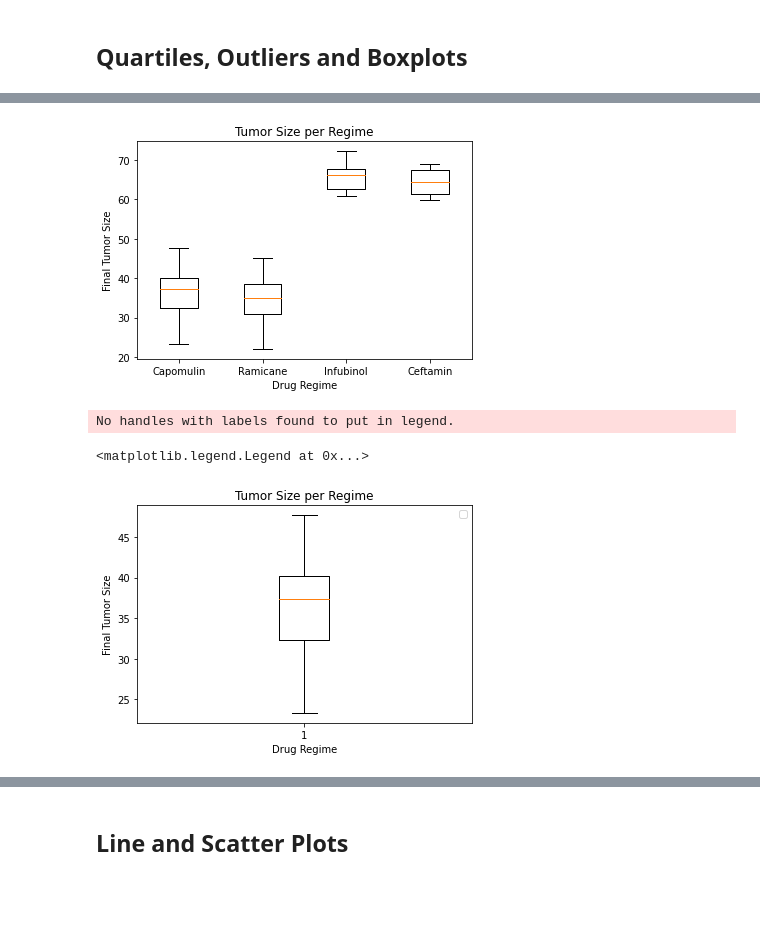
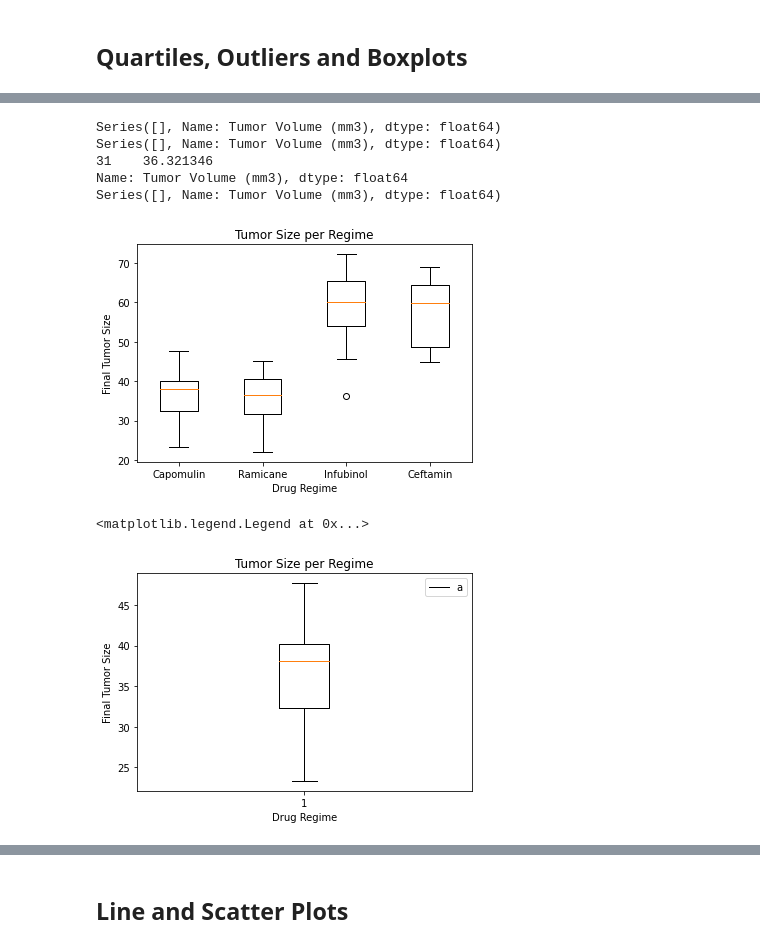
Before and after one commit to scavazos4/Pymaceuticals-challenge, a Jupyter notebook: Pymaceuticals/pymaceuticals_starter.ipynb, the cells around one changed output, grey strips where cells are left out. Drawn from its saved outputs; the diff is of its cells as text; code cells hidden in the pictures; blank space fills up the shorter version.

```diff
--- a/Pymaceuticals/pymaceuticals_starter.ipynb
+++ b/Pymaceuticals/pymaceuticals_starter.ipynb
@@ -177,32 +176,0 @@ fourDrugsMice
-# %%
-# Put treatments into a list for for loop (and later for plot labels)
-capDrugsRaw = capDrugsRaw.sort_values("Tumor Volume (mm3)")
-capDrugs = capDrugsRaw["Tumor Volume (mm3)"]
-capDrugs = capDrugs.rename("Capomulin")
-
-ramDrugsRaw=ramDrugsRaw.sort_values("Tumor Volume (mm3)")
-ramDrugs = ramDrugsRaw["Tumor Volume (mm3)"]
-ramDrugs = ramDrugs.rename("Ramicane")
-
-infDrugsRaw=infDrugsRaw.sort_values("Tumor Volume (mm3)")
-infDrugs = infDrugsRaw["Tumor Volume (mm3)"]
-infDrugs = infDrugs.rename("Infubinol")
-
-cefDrugsRaw=cefDrugsRaw.sort_values("Tumor Volume (mm3)")
-cefDrugs = cefDrugsRaw["Tumor Volume (mm3)"]
-cefDrugs = cefDrugs.rename("Ceftamin")
-
-
-# Create empty list to fill with tumor vol data (for plotting)
-
-
-# Calculate the IQR and quantitatively determine if there are any potential outliers.
-
-
-    # Locate the rows which contain mice on each drug and get the tumor volumes
-
-
-    # add subset
-
-
-    # Determine outliers using upper and lower bounds
@@ -327,4 +202,31 @@ cefDrugsRaw
+# %%
+
+
+volumeData=[]
+drugList = ['Capomulin','Ramicane','Infubinol','Ceftamin']
+
+for drug in drugList:
+
+    finalTumorData=allLastMice.loc[allLastMice['Drug Regimen']== drug,'Tumor Volume (mm3)']
+
+    volumeData.append(finalTumorData)
+
+    quartiles = finalTumorData.quantile([.25,.5,.75])
+    lowerq = quartiles[0.25]
+    upperq = quartiles[0.75]
+    iqr = upperq-lowerq
+    lowerBound = lowerq - (1.5*iqr)
+    upperBound = upperq + (1.5*iqr)
+    outlier=finalTumorData.loc[(finalTumorData<lowerBound)|(finalTumorData>upperBound)]
+    print(outlier)
+# %% [output]
+Series([], Name: Tumor Volume (mm3), dtype: float64)
+Series([], Name: Tumor Volume (mm3), dtype: float64)
+31    36.321346
+Name: Tumor Volume (mm3), dtype: float64
+Series([], Name: Tumor Volume (mm3), dtype: float64)
 # %%
+# Generate a box plot of the final tumor volume of each mouse across four regimens of interest
 fig1, ax1 = plt.subplots()
 ax1.set_title("Tumor Size per Regime")
 ax1.set_ylabel("Final Tumor Size")
@@ -332,20 +234,19 @@ ax1.set_xlabel("Drug Regime")
 ax1.set_xticklabels(["Capomulin","Ramicane","Infubinol","Ceftamin"])
 plt.show(ax1.boxplot([capDrugs,ramDrugs,infDrugs,cefDrugs]))
 # %% [output]
-[figure, old version]
+[figure, new version]
 # %%
 # Generate a box plot of the final tumor volume of each mouse across four regimens of interest
 fig1, ax1 = plt.subplots()
 ax1.set_title("Tumor Size per Regime")
 ax1.set_ylabel("Final Tumor Size")
 ax1.set_xlabel("Drug Regime")
 ax1.boxplot(capDrugs)
-ax1.legend()
+ax1.legend(["a"])
 #plt.show(ax1.boxplot([capDrugs,ramDrugs,infDrugs,cefDrugs]))
 # %% [output]
-No handles with labels found to put in legend.
+<matplotlib.legend.Legend at 0x...>
-<matplotlib.legend.Legend at 0x...>
-[figure, old version]
+[figure, new version]
 # %%
 
 capDrugsOnly = cleanMice.loc[cleanMice["Drug Regimen"]=="Capomulin", :]
```
Also changed, not shown: parts of 10 cells of this notebook.
